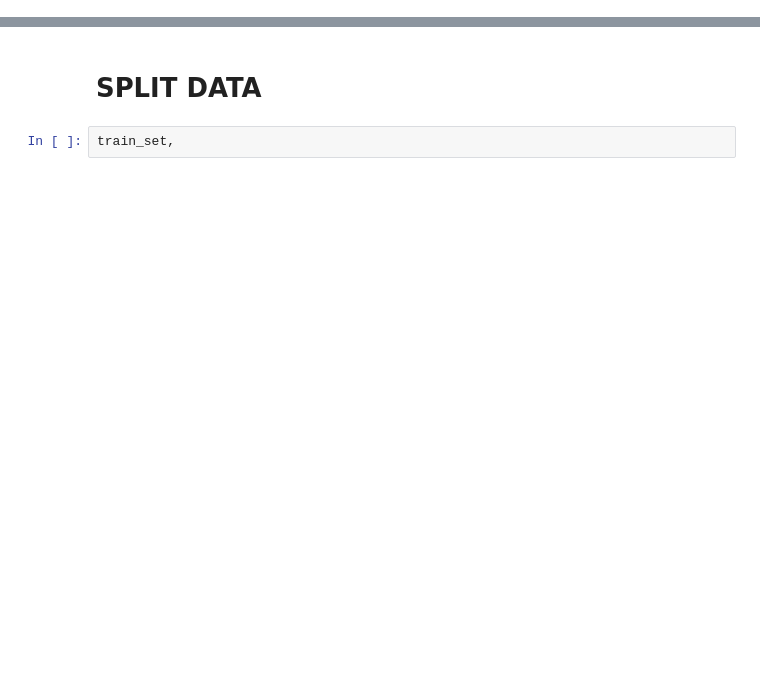
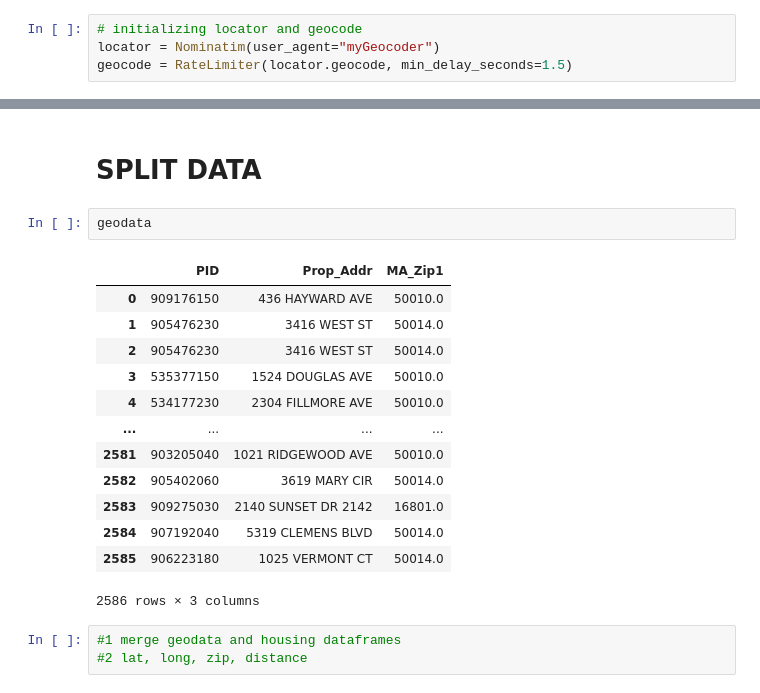
Before and after one commit to jonahsg/ML_housing_price, a Jupyter notebook: EDA_Lena.ipynb, the cells around one changed output, grey strips where cells are left out. Cells and saved outputs as stored; diff of their text form; blank space fills up the shorter version.

```diff
--- a/EDA_Lena.ipynb
+++ b/EDA_Lena.ipynb
@@ -206,0 +249,4 @@ print(housing.shape)
+# %%
+# initializing locator and geocode
+locator = Nominatim(user_agent="myGeocoder")
+geocode = RateLimiter(locator.geocode, min_delay_seconds=1.5)
@@ -207,4 +345,21 @@ print(housing.shape)
 # %% [markdown]
 # SPLIT DATA
-# %%
-train_set,
+# %%
+geodata
+# %% [output]
+|  | PID | Prop_Addr | MA_Zip1 |
+| 0 | 909176150 | 436 HAYWARD AVE | 50010.0 |
+| 1 | 905476230 | 3416 WEST ST | 50014.0 |
+| 2 | 905476230 | 3416 WEST ST | 50014.0 |
+| 3 | 535377150 | 1524 DOUGLAS AVE | 50010.0 |
+| 4 | 534177230 | 2304 FILLMORE AVE | 50010.0 |
+| ... | ... | ... | ... |
+| 2581 | 903205040 | 1021 RIDGEWOOD AVE | 50010.0 |
+| 2582 | 905402060 | 3619 MARY CIR | 50014.0 |
+| 2583 | 909275030 | 2140 SUNSET DR 2142 | 16801.0 |
+| 2584 | 907192040 | 5319 CLEMENS BLVD | 50014.0 |
+| 2585 | 906223180 | 1025 VERMONT CT | 50014.0 |
+2586 rows × 3 columns
+# %%
+#1 merge geodata and housing dataframes
+#2 lat, long, zip, distance
```
Also changed, not shown: parts of 20 cells of this notebook.
